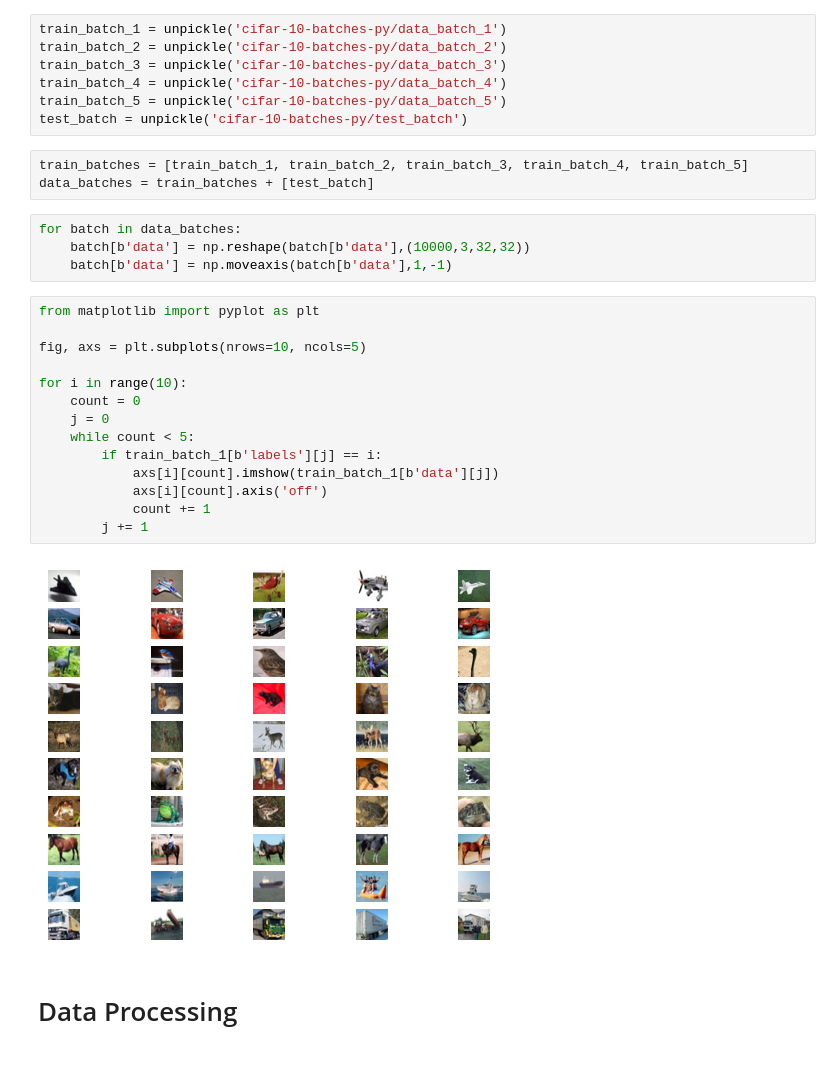
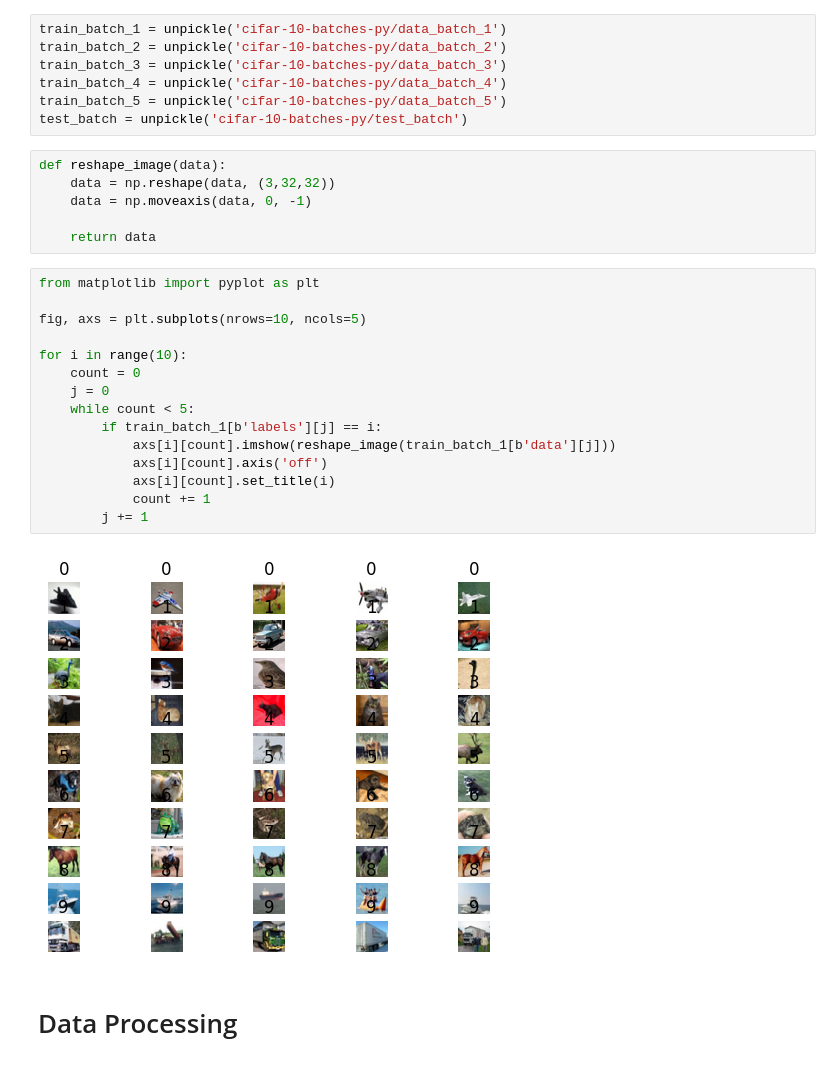
Before and after one commit to aguo921/2022-Phase-3, a Jupyter notebook: data-science/skeleton-code/make-model.ipynb, the cells around one changed output. Saved outputs shown, nothing was run; the diff lists cells and outputs as text.

Commit message:
Edited data processing and created model

```diff
--- a/data-science/skeleton-code/make-model.ipynb
+++ b/data-science/skeleton-code/make-model.ipynb
@@ -19,28 +19,28 @@ train_batch_3 = unpickle('cifar-10-batches-py/data_batch_3')
 train_batch_4 = unpickle('cifar-10-batches-py/data_batch_4')
 train_batch_5 = unpickle('cifar-10-batches-py/data_batch_5')
 test_batch = unpickle('cifar-10-batches-py/test_batch')
-# %%
-train_batches = [train_batch_1, train_batch_2, train_batch_3, train_batch_4, train_batch_5]
-data_batches = train_batches + [test_batch]
 # %%
-for batch in data_batches:
-    batch[b'data'] = np.reshape(batch[b'data'],(10000,3,32,32))
-    batch[b'data'] = np.moveaxis(batch[b'data'],1,-1)
+def reshape_image(data):
+    data = np.reshape(data, (3,32,32))
+    data = np.moveaxis(data, 0, -1)
+
+    return data
 # %%
 from matplotlib import pyplot as plt
 
 fig, axs = plt.subplots(nrows=10, ncols=5)
 
 for i in range(10):
     count = 0
     j = 0
     while count < 5:
         if train_batch_1[b'labels'][j] == i:
-            axs[i][count].imshow(train_batch_1[b'data'][j])
+            axs[i][count].imshow(reshape_image(train_batch_1[b'data'][j]))
             axs[i][count].axis('off')
+            axs[i][count].set_title(i)
             count += 1
         j += 1
 # %% [output]
-[figure, old version]
+[figure, new version]
 # %% [markdown]
 # Data Processing
```
Also changed, not shown: parts of 8 cells of this notebook.
